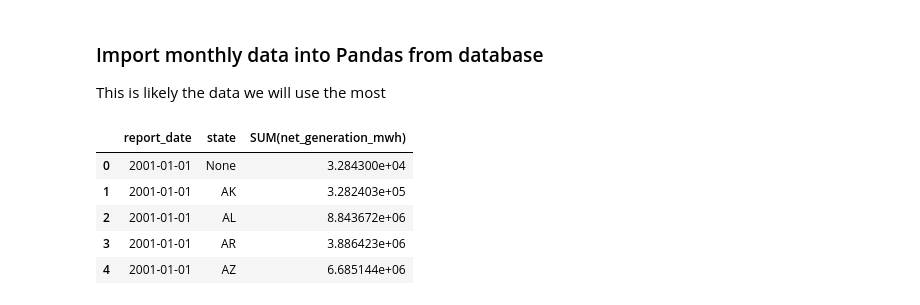
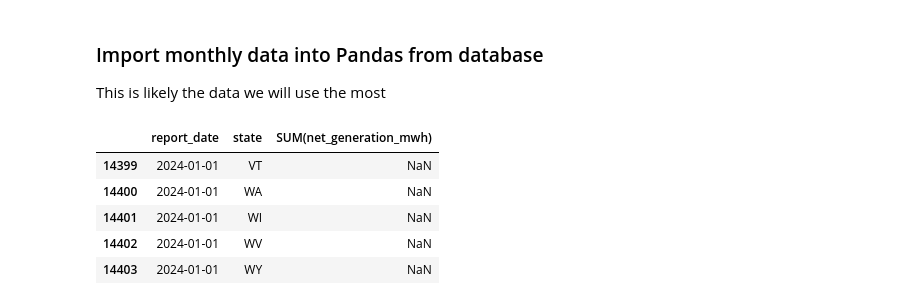
Before and after one commit to deryk96/energy-and-ai, a Jupyter notebook: Analysis.ipynb, the cells around one changed output. Drawn from its saved outputs; the diff is of its cells as text; code cells hidden in the pictures.

```diff
--- a/Analysis.ipynb
+++ b/Analysis.ipynb
@@ -65,11 +43,11 @@ This is likely the data we will use the most
 # %%
 # This doesn't currently work
 pudl_monthly_df = pd.read_sql_query("SELECT * FROM monthly_generation_grouped", conn)
-pudl_monthly_df.head()
+pudl_monthly_df.tail()
 # %% [output]
 |  | report_date | state | SUM(net_generation_mwh) |
-| 0 | 2001-01-01 | None | 3.284300e+04 |
-| 1 | 2001-01-01 | AK | 3.282403e+05 |
-| 2 | 2001-01-01 | AL | 8.843672e+06 |
-| 3 | 2001-01-01 | AR | 3.886423e+06 |
-| 4 | 2001-01-01 | AZ | 6.685144e+06 |
+| 14399 | 2024-01-01 | VT | NaN |
+| 14400 | 2024-01-01 | WA | NaN |
+| 14401 | 2024-01-01 | WI | NaN |
+| 14402 | 2024-01-01 | WV | NaN |
+| 14403 | 2024-01-01 | WY | NaN |
```
Also changed, not shown: parts of 15 cells of this notebook.
